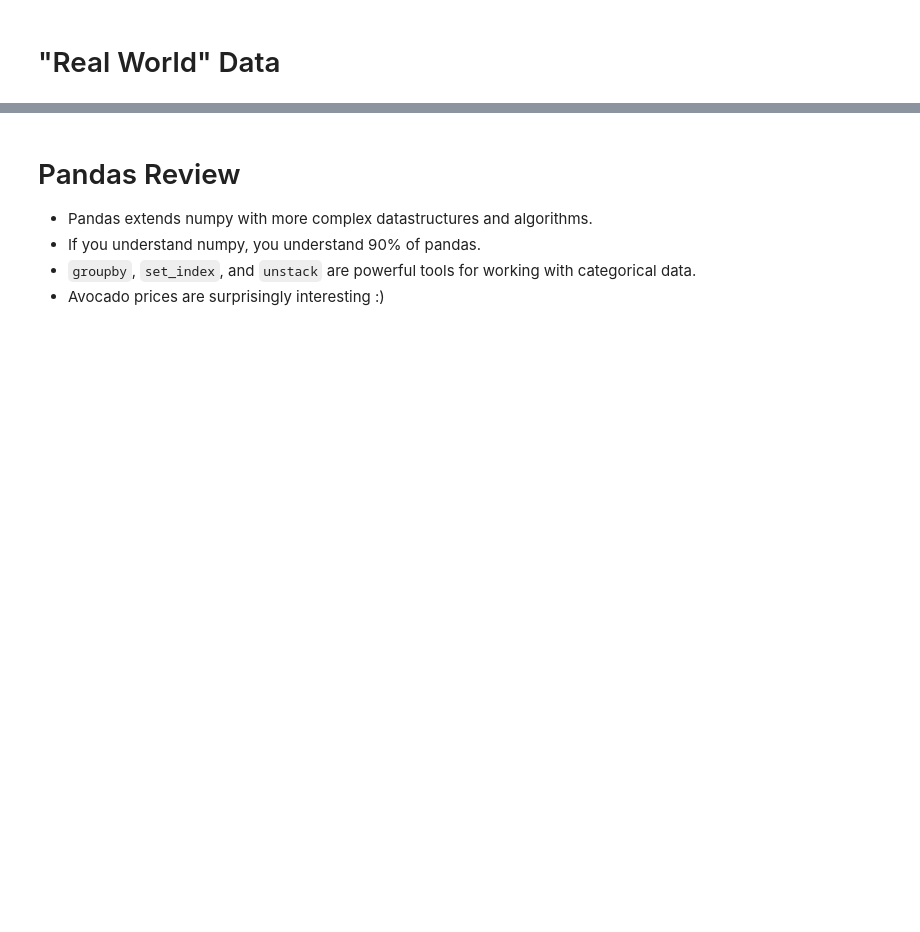
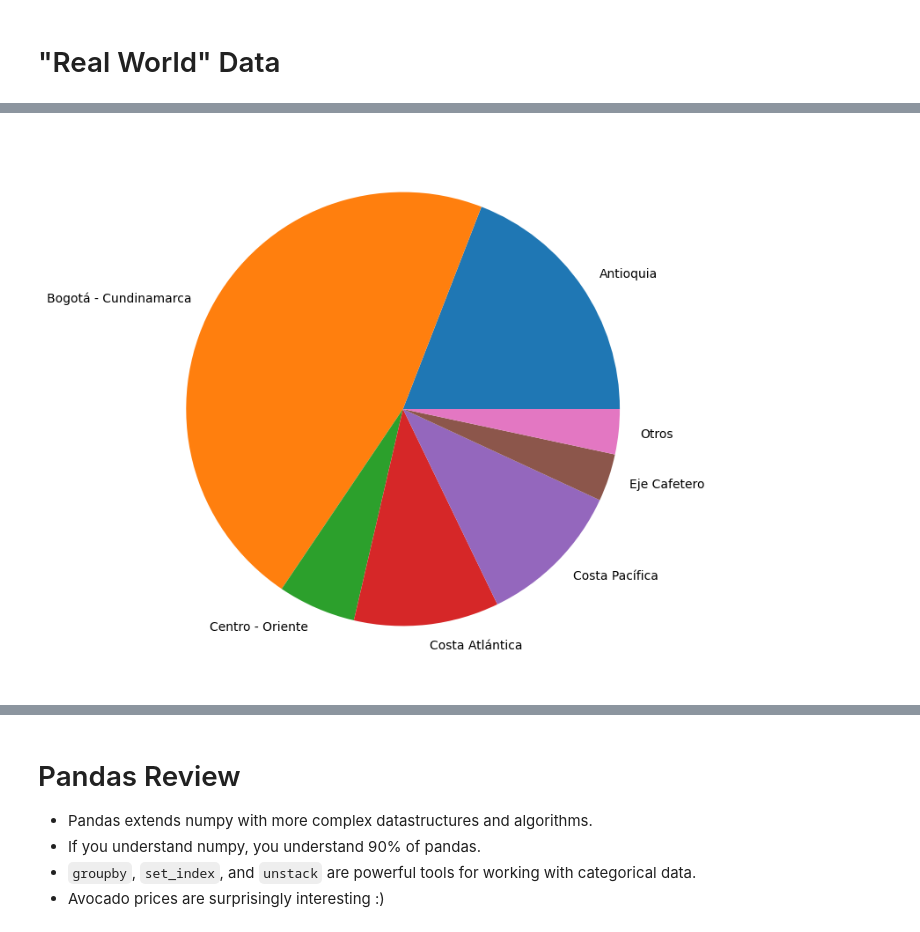
Before and after one commit to Julian-Pira18/MetNumUN2024I, a Jupyter notebook: Lab2/Lab2_GR16.ipynb, the cells around one changed output, grey strips where cells are left out. Saved outputs shown, nothing was run; the diff lists cells and outputs as text; code cells hidden in the pictures; blank space fills up the shorter version.

```diff
--- a/Lab2/Lab2_GR16.ipynb
+++ b/Lab2/Lab2_GR16.ipynb
@@ -1650,0 +1605,3 @@ ax.set_xticklabels(ax.get_xticklabels(), rotation=45);
+# %%
+empresas_colombia = pd.read_csv('empresas_colombia.csv')
+empresas_colombia
@@ -1650,0 +1641,4 @@ ax.set_xticklabels(ax.get_xticklabels(), rotation=45);
+# %%
+# Amount of companies by region in the country
+amount_by_region = empresas_colombia.groupby(['REGIÓN']).size()
+amount_by_region
@@ -1650,0 +1655,6 @@ ax.set_xticklabels(ax.get_xticklabels(), rotation=45);
+# %%
+# Graphic Pie of amount of campanies by region
+amount_by_region.plot(kind='pie', subplots=True, figsize=(8, 8))
+plt.show()
+# %% [output]
+[figure, added]
```
Also changed, not shown: parts of 18 cells of this notebook.
